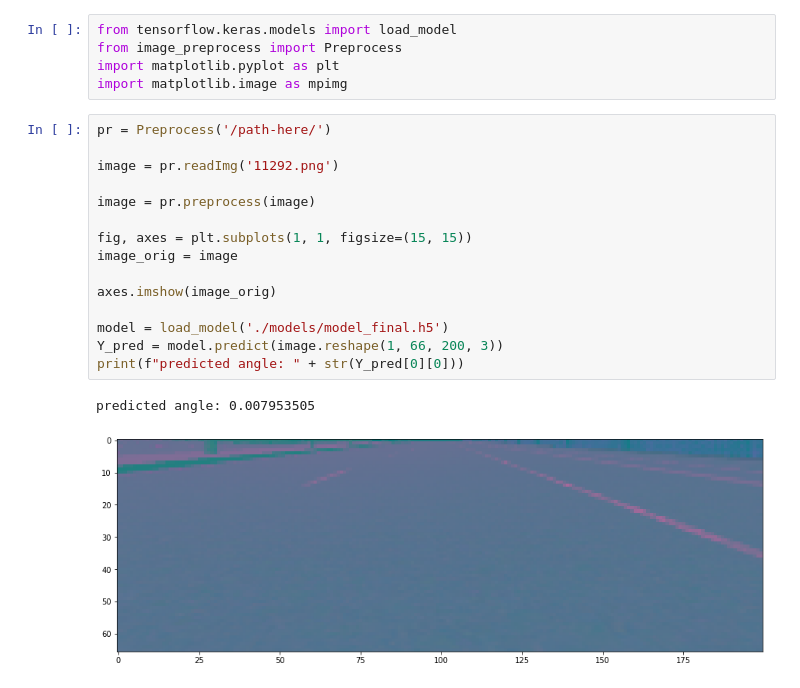
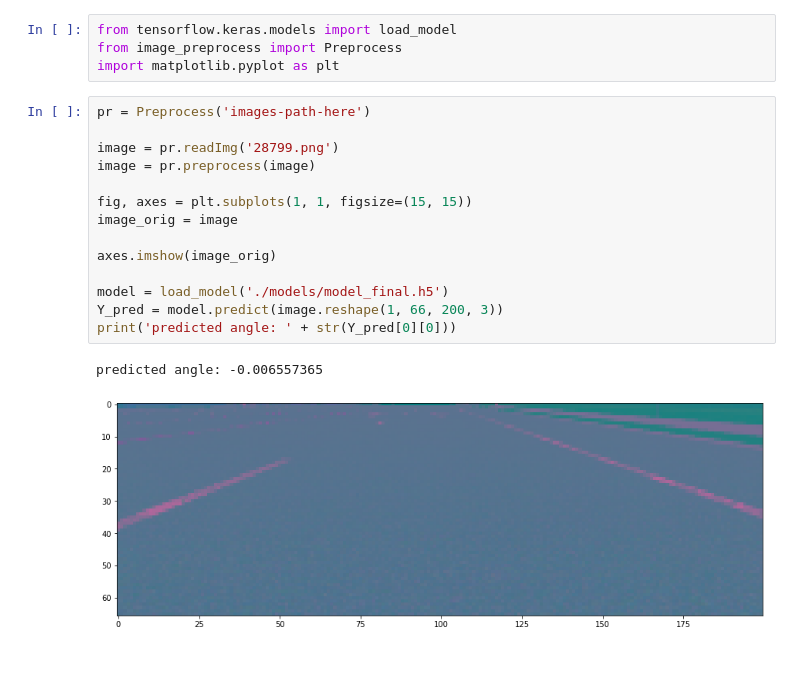
Before and after one commit to Teo03/self-driving-agent, a Jupyter notebook: self-drive/test_image.ipynb, the cells around one changed output. Saved outputs shown, nothing was run; the diff lists cells and outputs as text.

```diff
--- a/self-drive/test_image.ipynb
+++ b/self-drive/test_image.ipynb
@@ -2,22 +2,20 @@
 from tensorflow.keras.models import load_model
 from image_preprocess import Preprocess
 import matplotlib.pyplot as plt
-import matplotlib.image as mpimg
 # %%
-pr = Preprocess('/path-here/')
+pr = Preprocess('images-path-here')
 
-image = pr.readImg('11292.png')
-
+image = pr.readImg('28799.png')
 image = pr.preprocess(image)
 
 fig, axes = plt.subplots(1, 1, figsize=(15, 15))
 image_orig = image
 
 axes.imshow(image_orig)
 
 model = load_model('./models/model_final.h5')
 Y_pred = model.predict(image.reshape(1, 66, 200, 3))
-print(f"predicted angle: " + str(Y_pred[0][0]))
+print('predicted angle: ' + str(Y_pred[0][0]))
 # %% [output]
-predicted angle: 0.007953505
+predicted angle: -0.006557365
-[figure, old version]
+[figure, new version]
```
Also changed, not shown: 4 other files.
